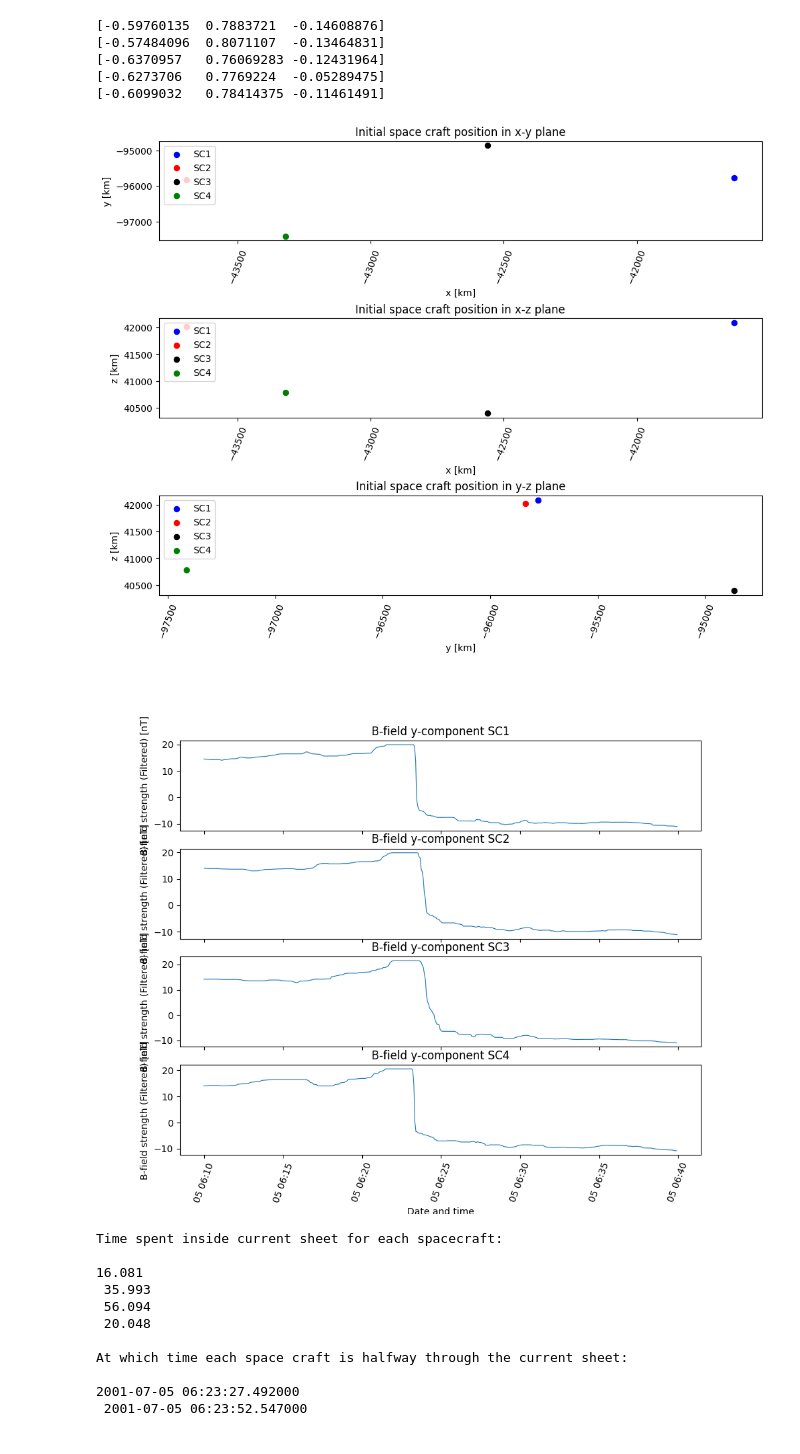
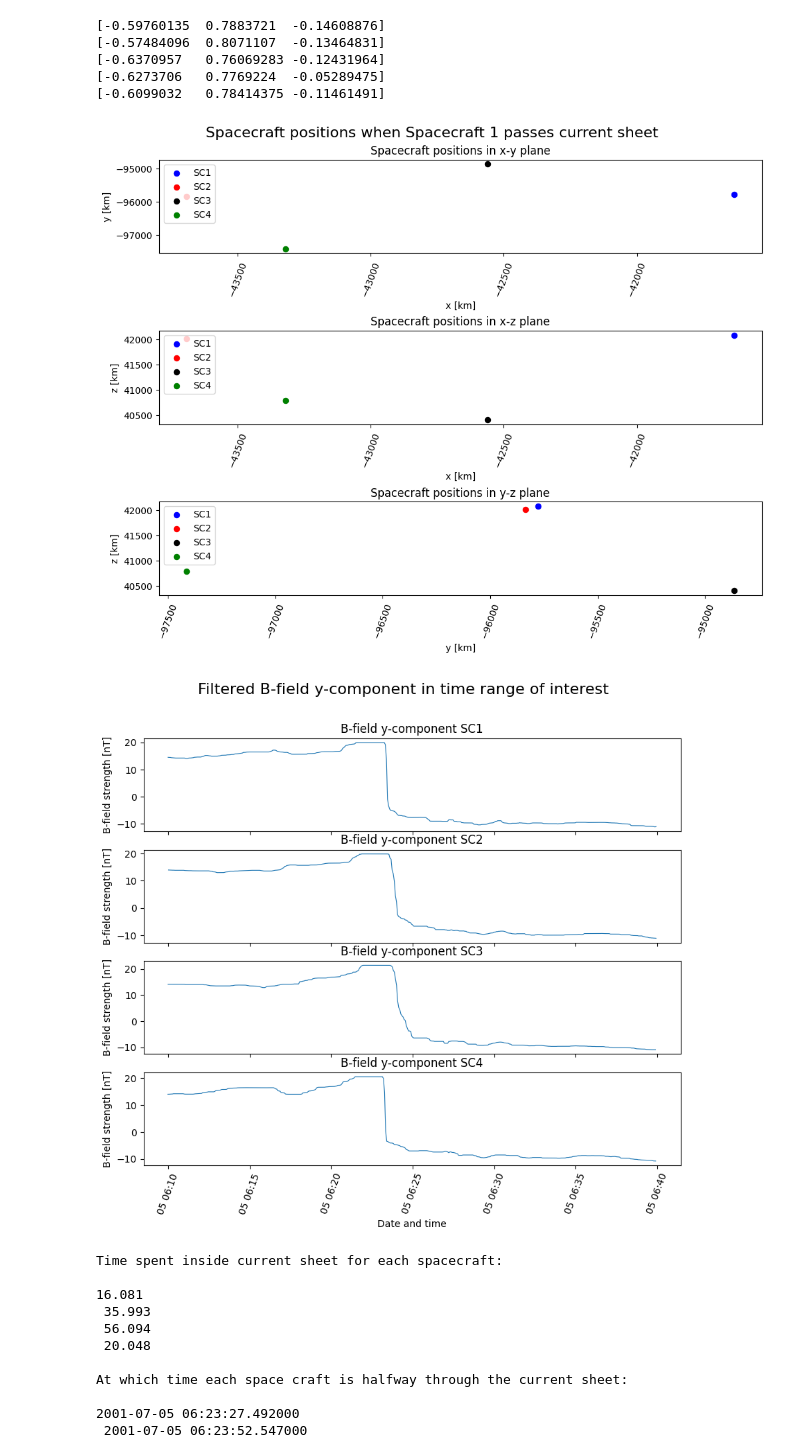
Before and after one commit to Emilwikk/Space-Physics-Labs, a Jupyter notebook: src/Magnetopause.ipynb, the cells around one changed output. Drawn from its saved outputs; the diff is of its cells as text; code cells hidden in the pictures.

```diff
--- a/src/Magnetopause.ipynb
+++ b/src/Magnetopause.ipynb
@@ -203,7 +206,9 @@ etof1 = findIdx(datetime.datetime(2001,7,5,6,10,0),time_tags_C1_zoom)
 etof2 = findIdx(datetime.datetime(2001,7,5,6,10,0),time_tags_C2_zoom)
 etof3 = findIdx(datetime.datetime(2001,7,5,6,10,0),time_tags_C3_zoom)
 etof4 = findIdx(datetime.datetime(2001,7,5,6,10,0),time_tags_C4_zoom)
+
 fig, axs = plt.subplots(3,1, sharex=False, figsize=(10,8), constrained_layout=True)
+fig.suptitle(f"Spacecraft positions when Spacecraft 1 passes current sheet", fontsize=16)
 
 axs[0].scatter(pos_C1_zoom[etof1,0],pos_C1_zoom[etof1,1], lw=0.8, color="blue", label="SC1")
 axs[0].scatter(pos_C2_zoom[etof2,0],pos_C2_zoom[etof2,1], lw=0.8, color="red", label="SC2")
@@ -211,7 +216,7 @@ axs[0].scatter(pos_C3_zoom[etof3,0],pos_C3_zoom[etof3,1], lw=0.8, color="black",
 axs[0].scatter(pos_C4_zoom[etof4,0],pos_C4_zoom[etof4,1], lw=0.8, color="green", label="SC4")
 #axs[0].scatter(0,0)
 axs[0].set_ylabel("y [km]")
-axs[0].set_title("Initial space craft position in x-y plane")
+axs[0].set_title("Spacecraft positions in x-y plane")
 axs[0].set_xlabel("x [km]")
 axs[0].legend(loc="upper left")
 axs[0].tick_params(axis='x', rotation=70)
@@ -223,7 +228,7 @@ axs[1].scatter(pos_C3_zoom[etof3,0],pos_C3_zoom[etof3,2], lw=0.8, color="black",
 axs[1].scatter(pos_C4_zoom[etof4,0],pos_C4_zoom[etof4,2], lw=0.8, color="green", label="SC4")
 #axs[0].scatter(0,0)
 axs[1].set_ylabel("z [km]")
-axs[1].set_title("Initial space craft position in x-z plane")
+axs[1].set_title("Spacecraft positions in x-z plane")
 axs[1].set_xlabel("x [km]")
 axs[1].legend(loc="upper left")
 axs[1].tick_params(axis='x', rotation=70)
@@ -235,11 +240,11 @@ axs[2].scatter(pos_C3_zoom[etof3,1],pos_C3_zoom[etof3,2], lw=0.8, color="black",
 axs[2].scatter(pos_C4_zoom[etof4,1],pos_C4_zoom[etof4,2], lw=0.8, color="green", label="SC4")
 #axs[0].scatter(0,0)
 axs[2].set_ylabel("z [km]")
-axs[2].set_title("Initial space craft position in y-z plane")
+axs[2].set_title("Spacecraft positions in y-z plane")
 axs[2].set_xlabel("y [km]")
 axs[2].legend(loc="upper left")
 axs[2].tick_params(axis='x', rotation=70)
 # %% [output]
-[figure, old version]
+[figure, new version]
 # %%
 # This is to get interactive plots
@@ -258,38 +264,39 @@ By_C4_filt = medfilt(B_C4[:,comp],kernel_size=kernel_size)
 
 
 # Visualize filtered B
 
 fig, axs = plt.subplots(4,1, sharex=True, figsize=(10,8))
+fig.suptitle(f"Filtered B-field {component}-component in time range of interest", fontsize=16)
 
 axs[0].plot(time_tags_C1[startTimeIdx_C1:endTimeIdx_C1],By_C1_filt[startTimeIdx_C1:endTimeIdx_C1], lw=0.8)
-axs[0].set_ylabel("B-field strength (Filtered) [nT]")
+axs[0].set_ylabel("B-field strength [nT]")
 axs[0].set_title(f"B-field {component}-component SC1")
 
 axs[1].plot(time_tags_C2[startTimeIdx_C2:endTimeIdx_C2],By_C2_filt[startTimeIdx_C2:endTimeIdx_C2], lw=0.8)
-axs[1].set_ylabel("B-field strength (Filtered) [nT]")
+axs[1].set_ylabel("B-field strength [nT]")
 axs[1].set_title(f"B-field {component}-component SC2")
 
 axs[2].plot(time_tags_C3[startTimeIdx_C3:endTimeIdx_C3],By_C3_filt[startTimeIdx_C3:endTimeIdx_C3], lw=0.8)
-axs[2].set_ylabel("B-field strength (Filtered) [nT]")
+axs[2].set_ylabel("B-field strength [nT]")
 axs[2].set_title(f"B-field {component}-component SC3")
 
 axs[3].plot(time_tags_C4[startTimeIdx_C4:endTimeIdx_C4],By_C4_filt[startTimeIdx_C4:endTimeIdx_C4], lw=0.8)
-axs[3].set_ylabel("B-field strength (Filtered) [nT]")
+axs[3].set_ylabel("B-field strength [nT]")
 axs[3].set_title(f"B-field {component}-component SC4")
 axs[3].set_xlabel("Date and time")
 axs[3].tick_params(axis='x', rotation=70)
 
 def findPassingTimesIdx(B,threshold_high,threshold_low):
     B_bool = (B > threshold_high)
     idx_high = np.flatnonzero(B_bool)
     startIdx = idx_high[-1] if idx_high.size > 0 else None
 
     B_bool = (B < threshold_low)
     idx_low = np.flatnonzero(B_bool)
     endIdx = idx_low[0] if idx_low.size > 0 else None
     return [startIdx, endIdx]
 # %% [output]
-[figure, old version]
+[figure, new version]
 # %%
 def findPassingTimesIdx(B,threshold_high,threshold_low):
     B_bool = (B > threshold_high)
```
Also changed, not shown: parts of 4 cells of this notebook, 2 other files.
